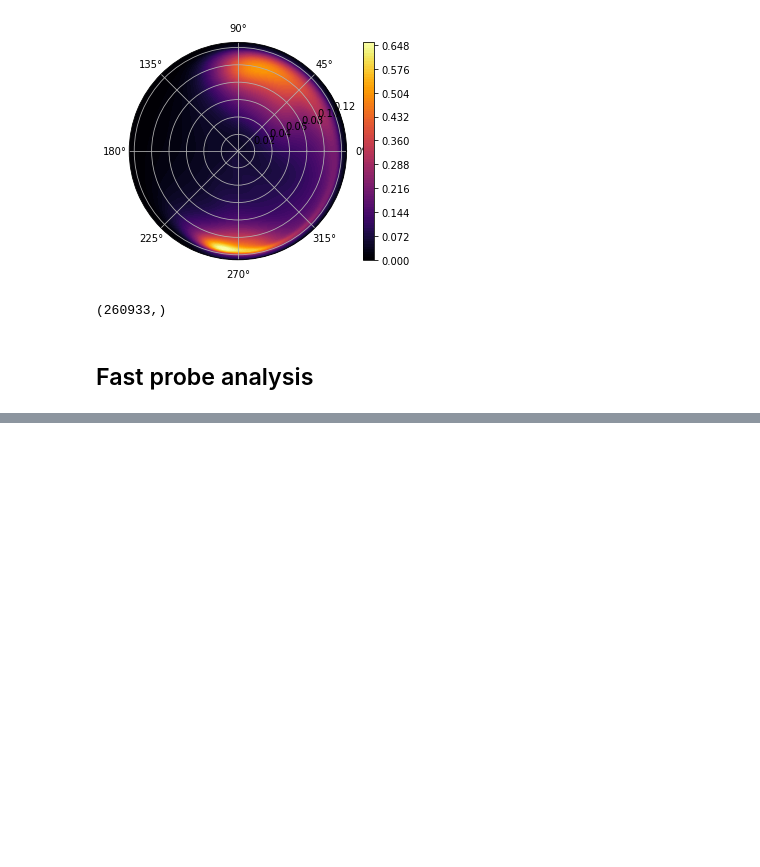
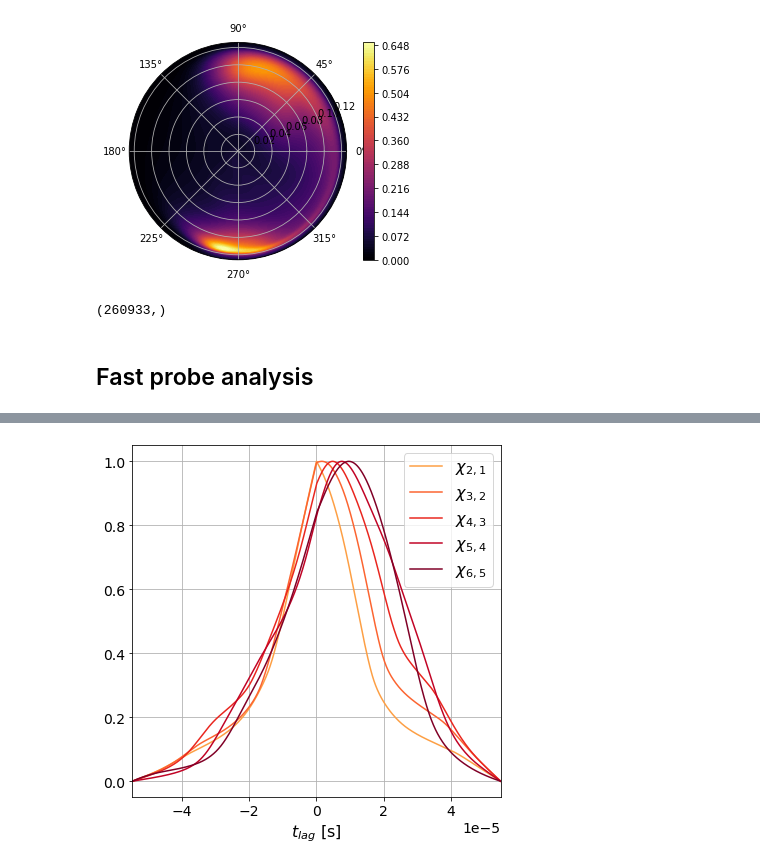
Before and after one commit to runehoejlund/north-simulation, a Jupyter notebook: data_analysis_Asbjorn.ipynb, the cells around one changed output, grey strips where cells are left out. Drawn from its saved outputs; the diff is of its cells as text; code cells hidden in the pictures; blank space fills up the shorter version.

```diff
--- a/data_analysis_Asbjorn.ipynb
+++ b/data_analysis_Asbjorn.ipynb
@@ -269,0 +349,35 @@ plt.show()
+# %%
+def get_color(n, n_tot):
+    cmap = plt.get_cmap('YlOrRd')
+    #cmap = plt.get_cmap('Purples')
+    min_p = 0.3
+    max_p = 1.0
+    return cmap(min_p + (max_p - min_p)*n/n_tot)
+# %%
+fig, ax  = plt.subplots(1, 1, figsize=(6, 6))
+
+font = {'family' : 'normal',
+        'weight' : 'normal',
+        'size'   : 16}
+
+plt.rc('font', **font)
+
+ax.plot(lags,corr12, label="$\chi_{2,1}$", color=get_color(1,5))
+ax.plot(lags,corr23, label="$\chi_{3,2}$", color=get_color(2,5))
+ax.plot(lags,corr34, label="$\chi_{4,3}$", color=get_color(3,5))
+ax.plot(lags,corr45, label="$\chi_{5,4}$", color=get_color(4,5))
+ax.plot(lags,corr56, label="$\chi_{6,5}$", color=get_color(5,5))
+
+
+ax.set_xlabel('$t_{lag} \ \mathrm{[s]}$')
+
+ax.set_xlim(min(lags),max(lags))
+
+ax.legend(loc='upper right')
+
+
+fig.tight_layout()
+
+ax.grid()
+# %% [output]
+[figure, added]
```
Also changed, not shown: parts of 6 cells of this notebook, 2 other files.
